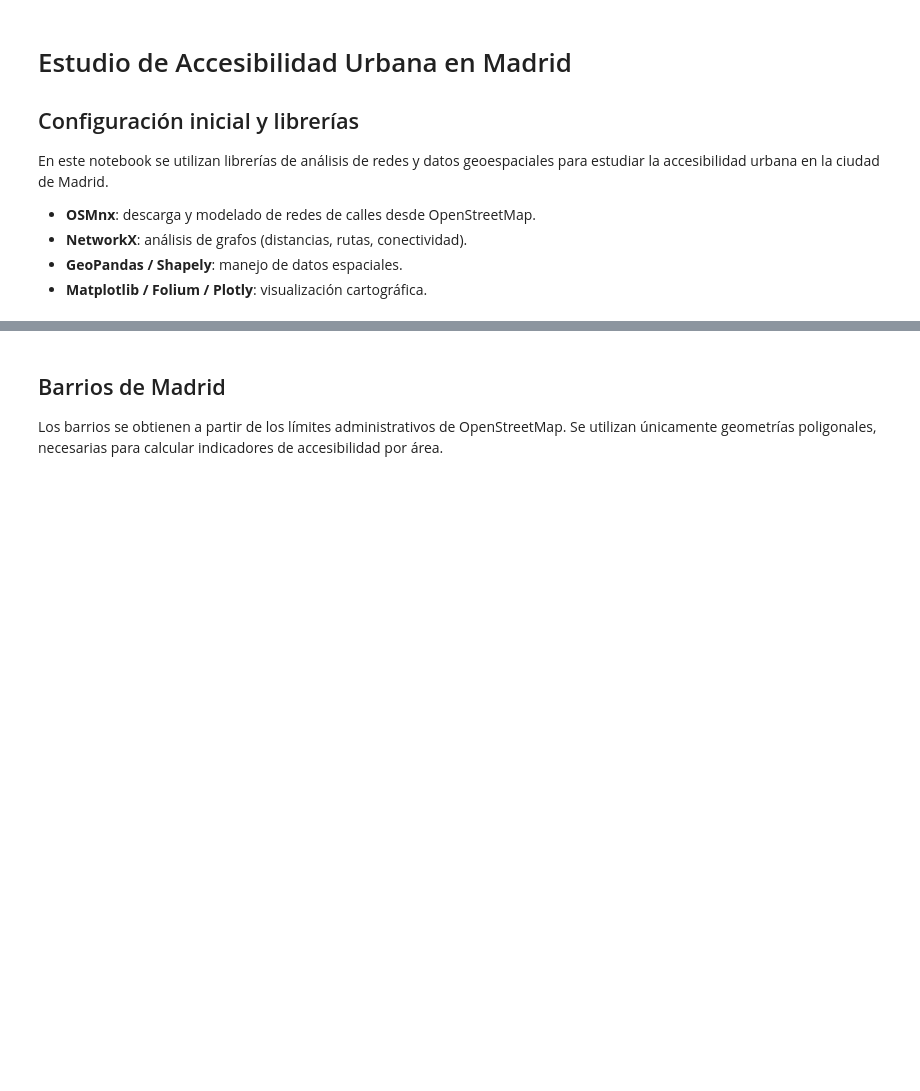
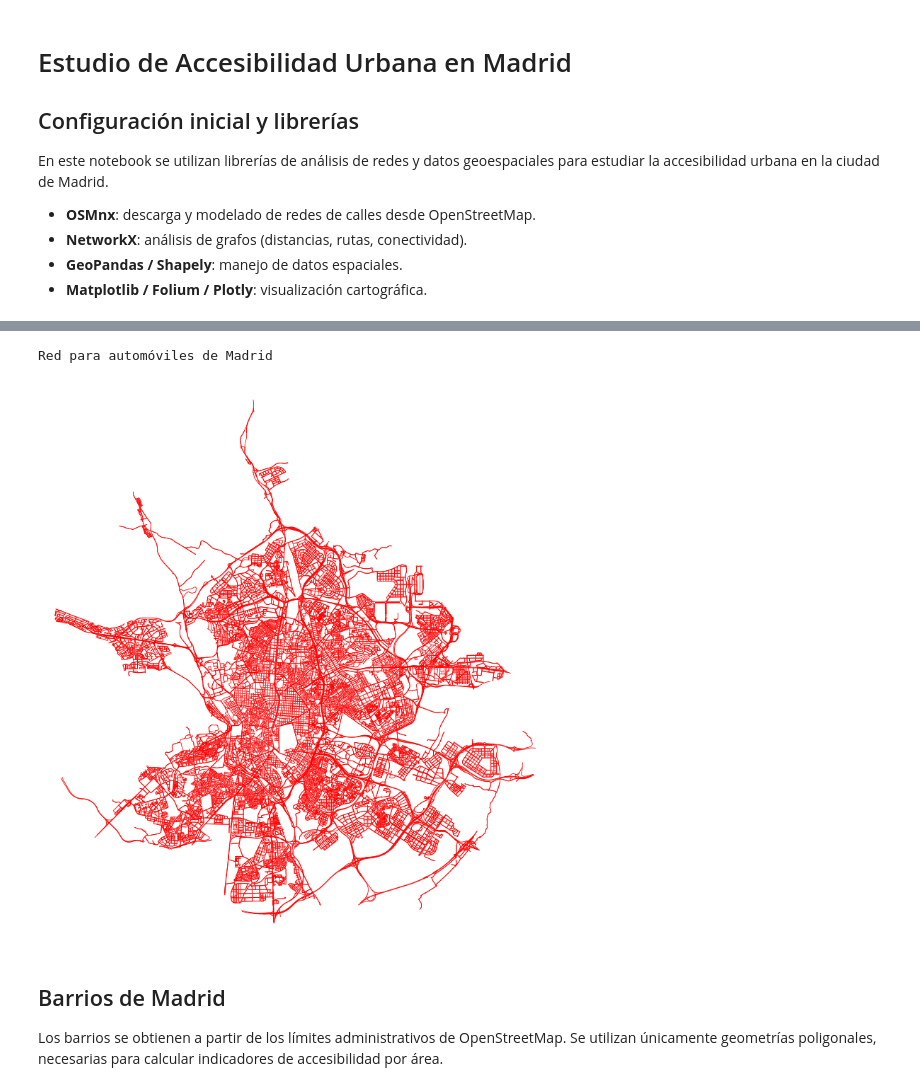
Before and after one commit to nt33/PRVD-Proyecto-OpenStreetMap, a Jupyter notebook: openstreetmap.ipynb, the cells around one changed output, grey strips where cells are left out. Drawn from its saved outputs; the diff is of its cells as text; code cells hidden in the pictures; blank space fills up the shorter version.

```diff
--- a/openstreetmap.ipynb
+++ b/openstreetmap.ipynb
@@ -48,3 +114,25 @@ G_drive = ox.graph_from_place(city_name, network_type='drive')
+# %%
+fig, ax = ox.plot_graph(
+    G_drive,
+    node_size=0,
+    edge_linewidth=0.6,
+    edge_color='red',
+    bgcolor='white',
+    figsize=(10, 10),
+    show=False,
+    close=False
+)
+
+# Guardar figura
+fig.savefig(
+    "graficas/red_automovil_madrid.png",
+    dpi=300,
+    bbox_inches='tight'
+)
+print("Red para automóviles de Madrid")
+# %% [output]
+Red para automóviles de Madrid
+[figure, added]
 # %% [markdown]
 ## Barrios de Madrid
 
```
Also changed, not shown: parts of 24 cells of this notebook, 10 other files.
